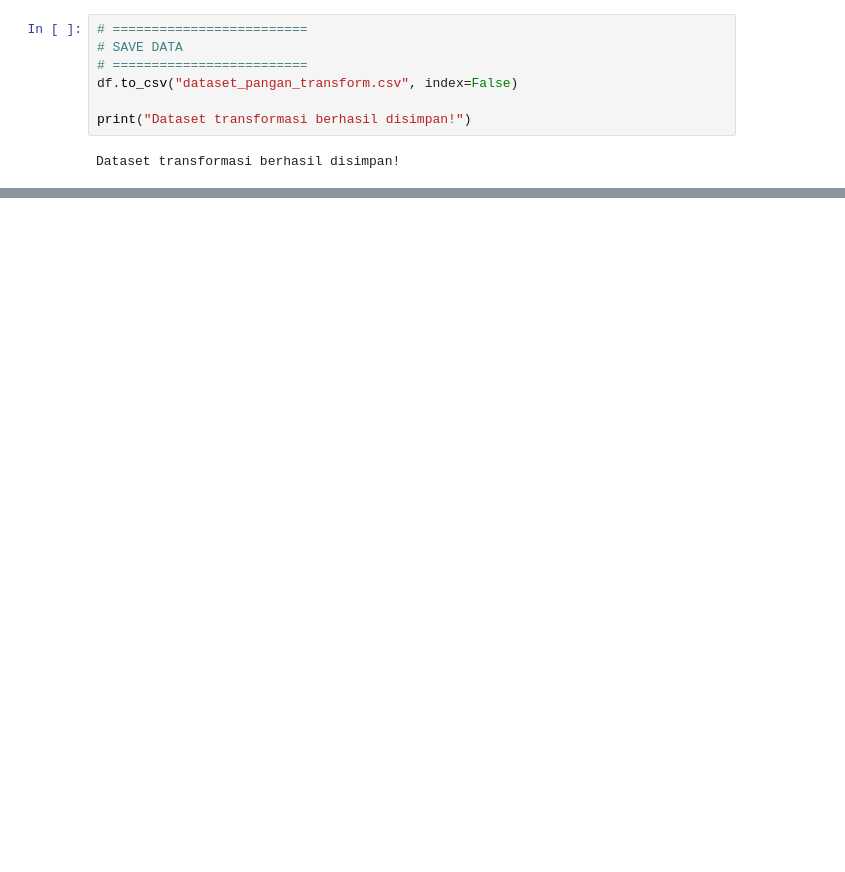
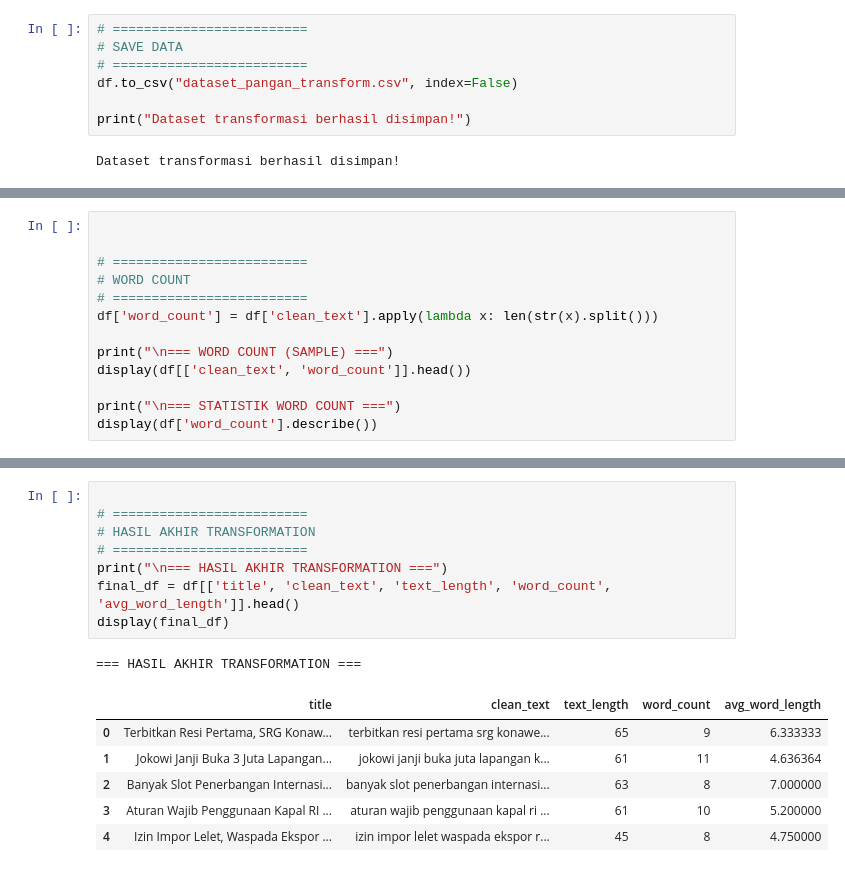
Before and after one commit to afllaabdi/tugas_NLP, a Jupyter notebook: Source_Code.ipynb, the cells around one changed output, grey strips where cells are left out. Drawn from its saved outputs; the diff is of its cells as text; blank space fills up the shorter version.

```diff
--- a/Source_Code.ipynb
+++ b/Source_Code.ipynb
@@ -250,0 +316,13 @@ Dataset transformasi berhasil disimpan!
+# %%
+
+
+# =========================
+# WORD COUNT
+# =========================
+df['word_count'] = df['clean_text'].apply(lambda x: len(str(x).split()))
+
+print("\n=== WORD COUNT (SAMPLE) ===")
+display(df[['clean_text', 'word_count']].head())
+
+print("\n=== STATISTIK WORD COUNT ===")
+display(df['word_count'].describe())
@@ -250,0 +382,16 @@ Dataset transformasi berhasil disimpan!
+# %%
+
+# =========================
+# HASIL AKHIR TRANSFORMATION
+# =========================
+print("\n=== HASIL AKHIR TRANSFORMATION ===")
+final_df = df[['title', 'clean_text', 'text_length', 'word_count', 'avg_word_length']].head()
+display(final_df)
+# %% [output]
+=== HASIL AKHIR TRANSFORMATION ===
+|  | title | clean_text | text_length | word_count | avg_word_length |
+| 0 | Terbitkan Resi Pertama, SRG Konaw... | terbitkan resi pertama srg konawe... | 65 | 9 | 6.333333 |
+| 1 | Jokowi Janji Buka 3 Juta Lapangan... | jokowi janji buka juta lapangan k... | 61 | 11 | 4.636364 |
+| 2 | Banyak Slot Penerbangan Internasi... | banyak slot penerbangan internasi... | 63 | 8 | 7.000000 |
+| 3 | Aturan Wajib Penggunaan Kapal RI ... | aturan wajib penggunaan kapal ri ... | 61 | 10 | 5.200000 |
+| 4 | Izin Impor Lelet, Waspada Ekspor ... | izin impor lelet waspada ekspor r... | 45 | 8 | 4.750000 |
```
Also changed, not shown: parts of 9 cells of this notebook.
